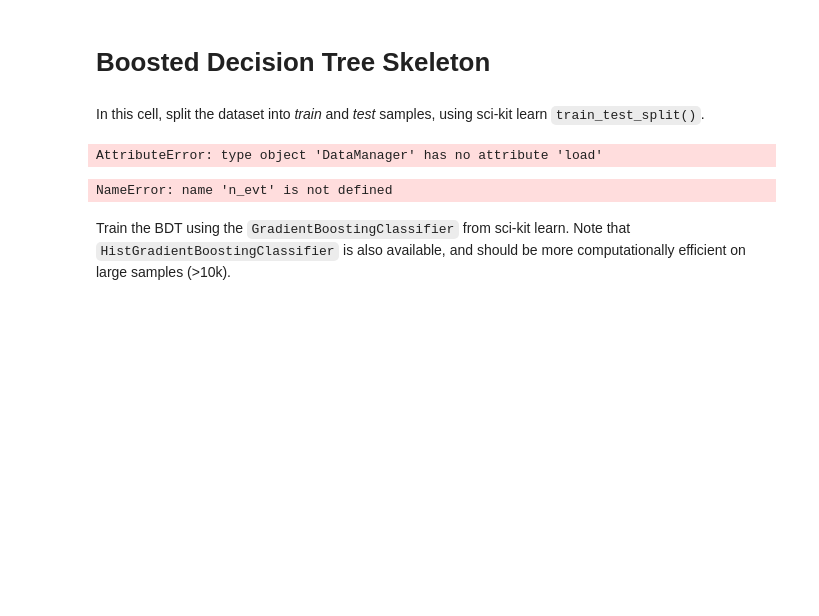
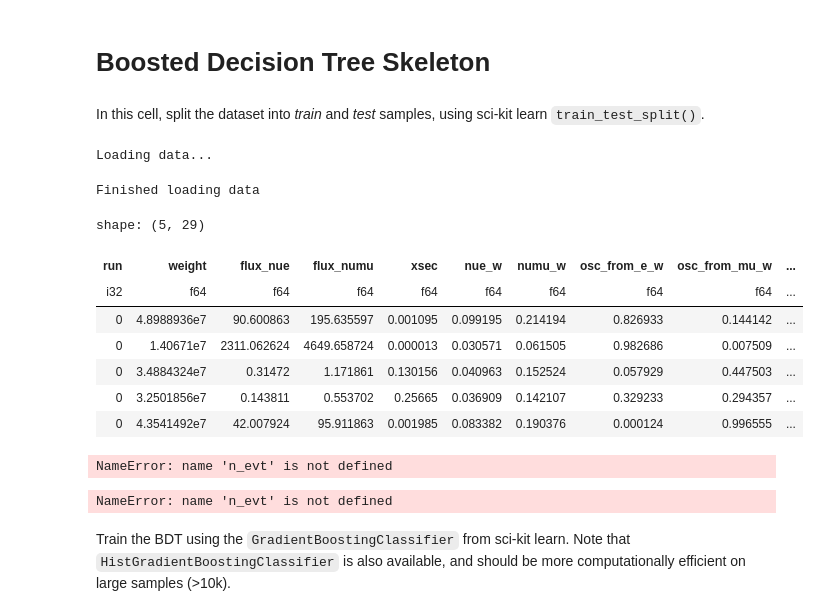
Before and after one commit to bristol-dune/atmospherics-tools, a Jupyter notebook: fast-osc-feedback/BDT-Skeleton.ipynb, the cells around one changed output. Cells and saved outputs as stored; diff of their text form; code cells hidden in the pictures; blank space fills up the shorter version.

```diff
--- a/fast-osc-feedback/BDT-Skeleton.ipynb
+++ b/fast-osc-feedback/BDT-Skeleton.ipynb
@@ -5,9 +5,37 @@ In this cell, split the dataset into _train_ and _test_ samples, using sci-kit l
 # %%
 from fastfeedback import *
 # %%
-data = DataManager.load("/storage/1/st15719/caf_new_sum_weighted.root")
+data_manager = DataManager("/storage/1/st15719/caf_new_sum_weighted.root")
+data = data_manager.prepare_data()
 # %% [output]
-AttributeError: type object 'DataManager' has no attribute 'load'
+Loading data...
+Finished loading data
+# %%
+data.head()
+# %% [output]
+shape: (5, 29)
+| run | weight | flux_nue | flux_numu | xsec | nue_w | numu_w | osc_from_e_w | osc_from_mu_w | ... |
+| i32 | f64 | f64 | f64 | f64 | f64 | f64 | f64 | f64 | ... |
+| 0 | 4.8988936e7 | 90.600863 | 195.635597 | 0.001095 | 0.099195 | 0.214194 | 0.826933 | 0.144142 | ... |
+| 0 | 1.40671e7 | 2311.062624 | 4649.658724 | 0.000013 | 0.030571 | 0.061505 | 0.982686 | 0.007509 | ... |
+| 0 | 3.4884324e7 | 0.31472 | 1.171861 | 0.130156 | 0.040963 | 0.152524 | 0.057929 | 0.447503 | ... |
+| 0 | 3.2501856e7 | 0.143811 | 0.553702 | 0.25665 | 0.036909 | 0.142107 | 0.329233 | 0.294357 | ... |
+| 0 | 4.3541492e7 | 42.007924 | 95.911863 | 0.001985 | 0.083382 | 0.190376 | 0.000124 | 0.996555 | ... |
+# %%
+from sklearn.model_selection import train_test_split
+import numpy as np
+
+# get your input data into an array which is N_events x N_variables
+X_data = data
+
+# create an array of truth labels (one per event) - 0 for neutrino, 1 for anti-neutrino
+y_data = np.zeros(n_evt)
+
+# split the data into train and test datasets
+X_train, X_test, y_train, y_test = train_test_split(
+    X_data, y_data, test_size=0.33, random_state=42)
+# %% [output]
+NameError: name 'n_evt' is not defined
 # %%
 from sklearn.model_selection import train_test_split
 import numpy as np
```
Also changed, not shown: 1 other file.
